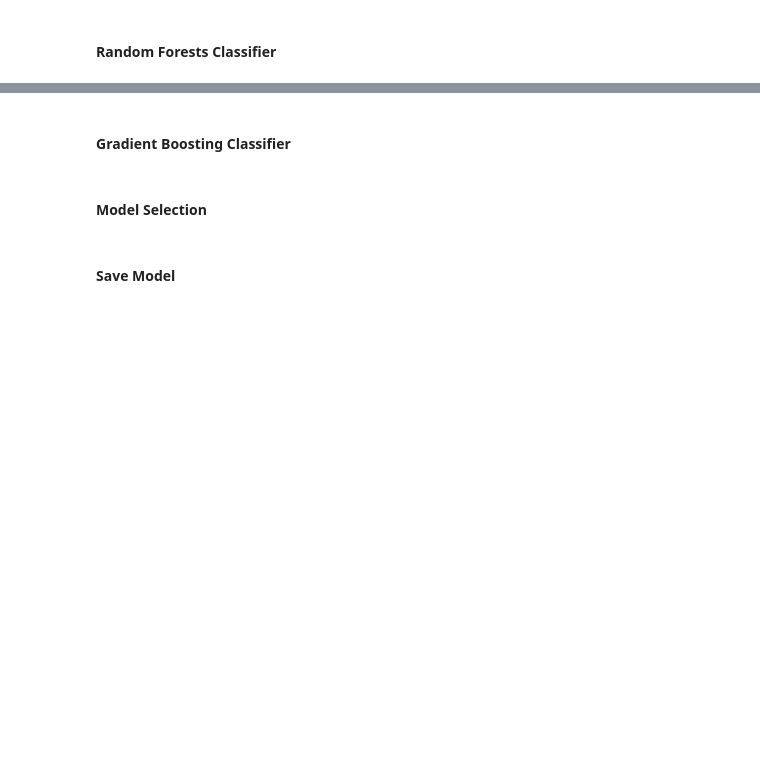
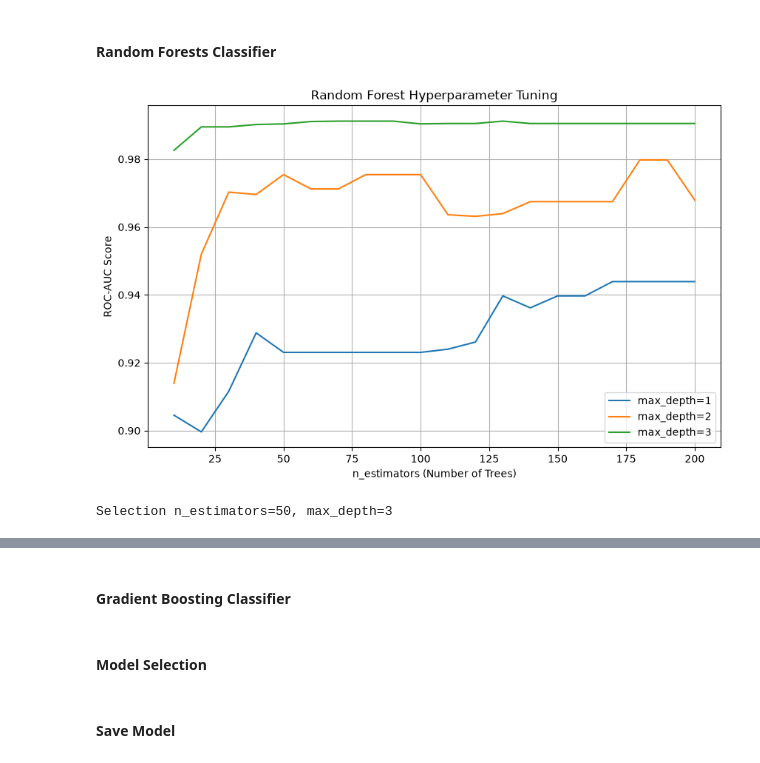
Before and after one commit to maneldevs/milk_quality_prediction, a Jupyter notebook: notebooks/notebook.ipynb, the cells around one changed output, grey strips where cells are left out. Drawn from its saved outputs; the diff is of its cells as text; code cells hidden in the pictures; blank space fills up the shorter version.

Commit message:
random forest

```diff
--- a/notebooks/notebook.ipynb
+++ b/notebooks/notebook.ipynb
@@ -412,3 +413,50 @@ print(export_text(modelDT, feature_names=dv.get_feature_names_out()))
 |   |   |   |--- class: 0
 # %% [markdown]
 #### Random Forests Classifier
+# %%
+def train_random_forest(X_train, y_train, n_estimators=100, max_depth=None, min_samples_leaf=1, random_state=1):
+    modelRF = RandomForestClassifier(
+        n_estimators=n_estimators,
+        max_depth=max_depth,
+        min_samples_leaf=min_samples_leaf,
+        random_state=random_state,
+        n_jobs=-1
+    )
+    modelRF.fit(X_train, y_train)
+    return modelRF
+# %%
+# Hyperparameter tuning
+
+# max_depths - n_estimators
+max_depths = [1, 2, 3]
+n_estimators = range(10, 201, 10)
+scores = []
+
+for max_depth in max_depths:
+    for n_estimator in n_estimators:
+        model_i = train_random_forest(X_train, y_train, n_estimator, max_depth)
+        y_pred_i = predict_proba(X_val, model_i)
+        auc_i = roc_auc_score(y_val, y_pred_i)
+        scores.append((max_depth, n_estimator, auc_i))
+columns = ['max_depth', 'n_estimator', 'auc']
+df_scores = pd.DataFrame(scores, columns=columns)
+# %%
+plt.figure(figsize=(10, 6))
+for d_v in max_depths:
+    df_subset = df_scores[df_scores.max_depth == d_v]
+    plt.plot(df_subset['n_estimator'], df_subset['auc'], label=f'max_depth={d_v}')
+
+plt.xlabel("n_estimators (Number of Trees)")
+plt.ylabel("ROC-AUC Score")
+plt.title("Random Forest Hyperparameter Tuning")
+plt.legend()
+plt.grid(True)
+plt.show()
+# %% [output]
+[figure, added]
+# %%
+max_depth = 3
+n_estimators = 50
+print(f"Selection n_estimators={n_estimators}, max_depth={max_depth}")
+# %% [output]
+Selection n_estimators=50, max_depth=3
```
Also changed, not shown: parts of 7 cells of this notebook, 1 other file.
